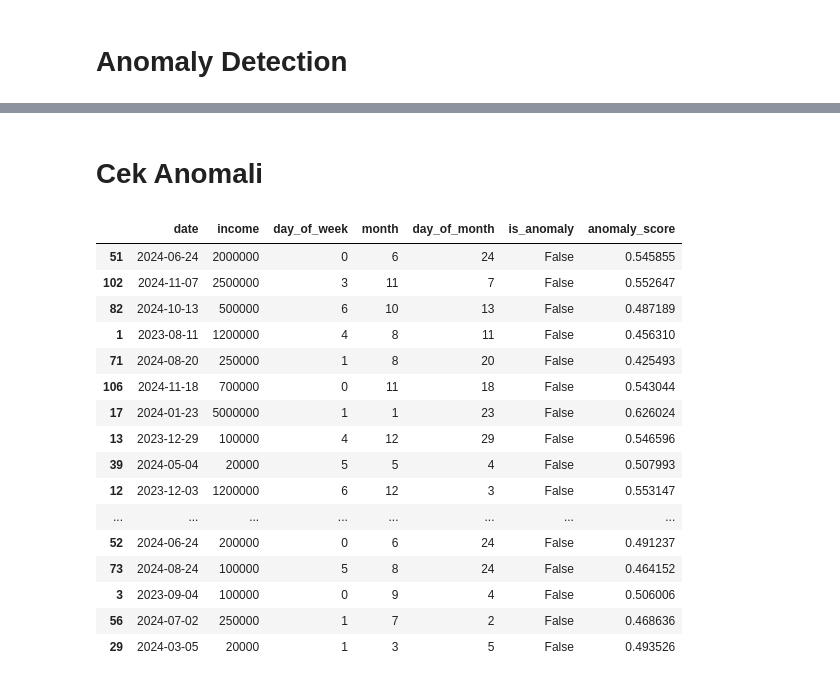
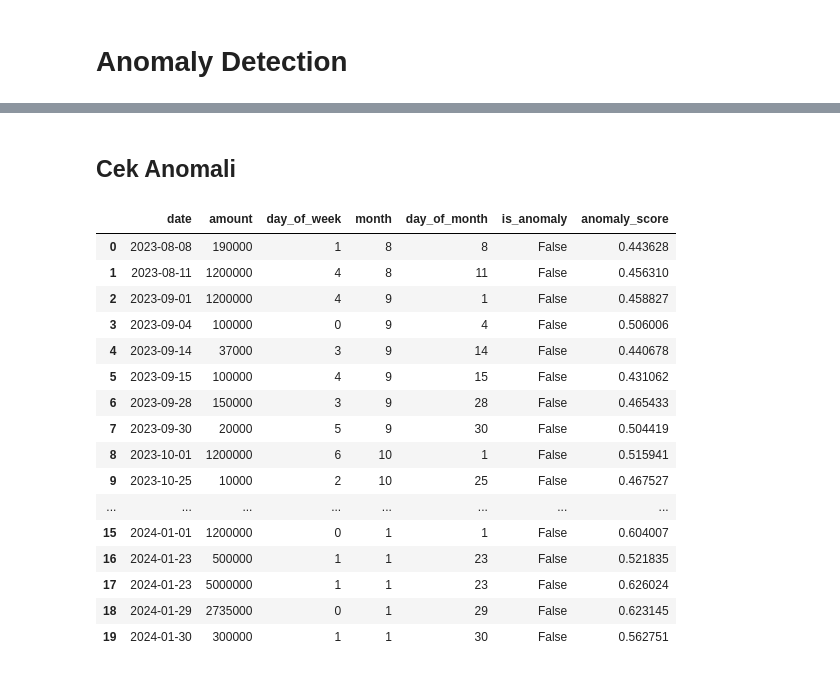
Before and after one commit to itsmaul/bangkit-capstone, a Jupyter notebook: All_Integrated.ipynb, the cells around one changed output, grey strips where cells are left out. Cells and saved outputs as stored; diff of their text form; code cells hidden in the pictures.

```diff
--- a/All_Integrated.ipynb
+++ b/All_Integrated.ipynb
@@ -118,0 +203,26 @@ with open('clean_data.json', 'w') as json_file:
+# %%
+# Function to plot the data
+def plot_results(processed_data, anomalies):
+    """
+    Plots the data, highlighting anomalies in red and normal data in blue.
+
+    Parameters:
+        processed_data (pd.DataFrame): Dataframe with anomaly status.
+        anomalies (pd.DataFrame): Detected anomalies.
+    """
+    plt.figure(figsize=(10, 6))
+
+    # Plot normal data
+    normal_data = processed_data[~processed_data['is_anomaly']]
+    plt.scatter(normal_data.index, normal_data['amount'], color='blue', label='Normal', alpha=0.6)
+
+    # Plot anomalies
+    plt.scatter(anomalies.index, anomalies['amount'], color='red', label='Anomaly', alpha=0.8)
+
+    # Add labels and legend
+    plt.title('Anomaly Detection in Financial Transactions')
+    plt.xlabel('Index')
+    plt.ylabel('Amount')
+    plt.legend()
+    plt.grid(True)
+    plt.show()
@@ -118,0 +340,15 @@ with open('clean_data.json', 'w') as json_file:
+# %%
+# Example usage
+if __name__ == "__main__":
+    # Example dataset
+    data = pd.read_json('expense_data.json')
+
+    # Run the pipeline
+    autoencoder, processed_data, anomalies, scaler = main_pipeline(data, epochs=100, batch_size=4, percentile=99)
+
+    # Display results
+    print("Processed Data with Anomaly Status:")
+    print(processed_data)
+
+    print("\nDetected Anomalies:")
+    print(anomalies)
@@ -319,30 +682,30 @@ Anomaly Score: 0.6863
 # %% [markdown]
-# **Cek Anomali**
+## **Cek Anomali**
 # %%
 data1 = pd.read_json('income_data.json')
 
 detector = AdvancedFinancialAnomalyDetector(contamination=0.01)
 result = detector.detect_anomalies(data1)
 
-result.sample(20)
+result.head(20)
 # %% [output]
-|  | date | income | day_of_week | month | day_of_month | is_anomaly | anomaly_score |
-| 51 | 2024-06-24 | 2000000 | 0 | 6 | 24 | False | 0.545855 |
-| 102 | 2024-11-07 | 2500000 | 3 | 11 | 7 | False | 0.552647 |
-| 82 | 2024-10-13 | 500000 | 6 | 10 | 13 | False | 0.487189 |
+|  | date | amount | day_of_week | month | day_of_month | is_anomaly | anomaly_score |
+| 0 | 2023-08-08 | 190000 | 1 | 8 | 8 | False | 0.443628 |
 | 1 | 2023-08-11 | 1200000 | 4 | 8 | 11 | False | 0.456310 |
-| 71 | 2024-08-20 | 250000 | 1 | 8 | 20 | False | 0.425493 |
-| 106 | 2024-11-18 | 700000 | 0 | 11 | 18 | False | 0.543044 |
+| 2 | 2023-09-01 | 1200000 | 4 | 9 | 1 | False | 0.458827 |
+| 3 | 2023-09-04 | 100000 | 0 | 9 | 4 | False | 0.506006 |
+| 4 | 2023-09-14 | 37000 | 3 | 9 | 14 | False | 0.440678 |
+| 5 | 2023-09-15 | 100000 | 4 | 9 | 15 | False | 0.431062 |
+| 6 | 2023-09-28 | 150000 | 3 | 9 | 28 | False | 0.465433 |
+| 7 | 2023-09-30 | 20000 | 5 | 9 | 30 | False | 0.504419 |
+| 8 | 2023-10-01 | 1200000 | 6 | 10 | 1 | False | 0.515941 |
+| 9 | 2023-10-25 | 10000 | 2 | 10 | 25 | False | 0.467527 |
+| ... | ... | ... | ... | ... | ... | ... | ... |
+| 15 | 2024-01-01 | 1200000 | 0 | 1 | 1 | False | 0.604007 |
+| 16 | 2024-01-23 | 500000 | 1 | 1 | 23 | False | 0.521835 |
 | 17 | 2024-01-23 | 5000000 | 1 | 1 | 23 | False | 0.626024 |
-| 13 | 2023-12-29 | 100000 | 4 | 12 | 29 | False | 0.546596 |
-| 39 | 2024-05-04 | 20000 | 5 | 5 | 4 | False | 0.507993 |
-| 12 | 2023-12-03 | 1200000 | 6 | 12 | 3 | False | 0.553147 |
-| ... | ... | ... | ... | ... | ... | ... | ... |
-| 52 | 2024-06-24 | 200000 | 0 | 6 | 24 | False | 0.491237 |
-| 73 | 2024-08-24 | 100000 | 5 | 8 | 24 | False | 0.464152 |
-| 3 | 2023-09-04 | 100000 | 0 | 9 | 4 | False | 0.506006 |
-| 56 | 2024-07-02 | 250000 | 1 | 7 | 2 | False | 0.468636 |
-| 29 | 2024-03-05 | 20000 | 1 | 3 | 5 | False | 0.493526 |
+| 18 | 2024-01-29 | 2735000 | 0 | 1 | 29 | False | 0.623145 |
+| 19 | 2024-01-30 | 300000 | 1 | 1 | 30 | False | 0.562751 |
 # %%
 data2 = pd.read_json('expense_data.json')
 
```
Also changed, not shown: parts of 28 cells of this notebook.
